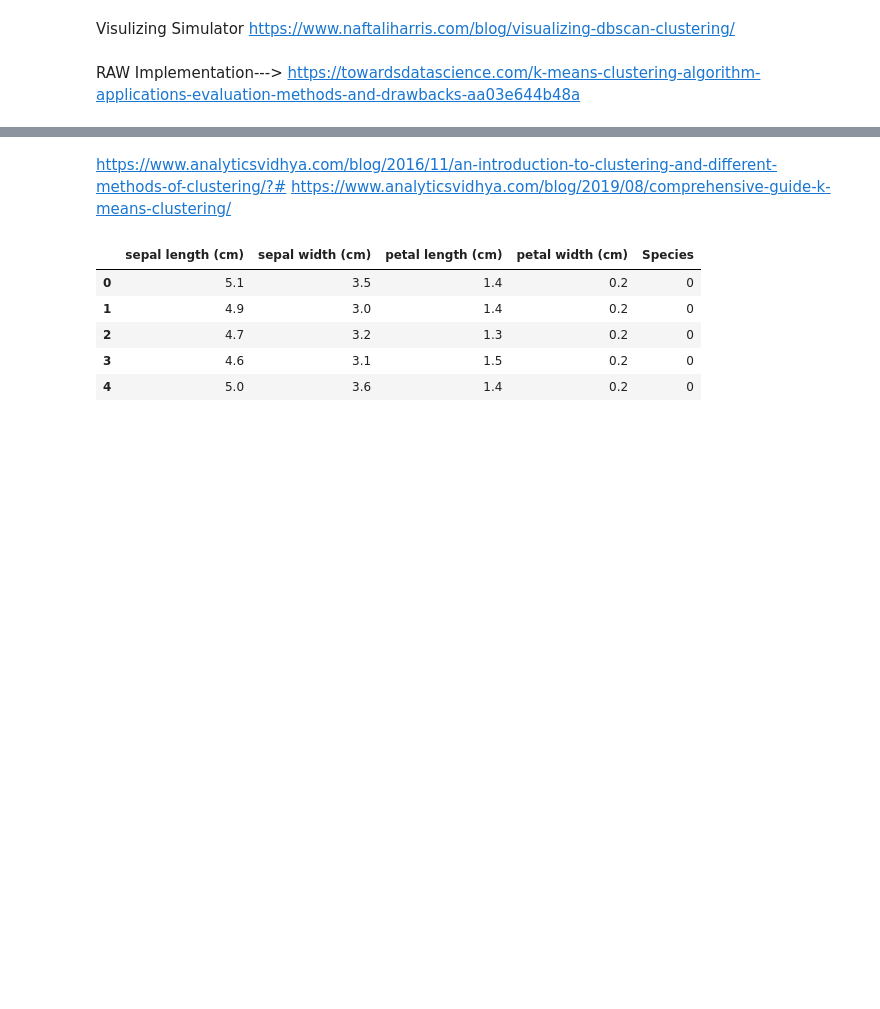
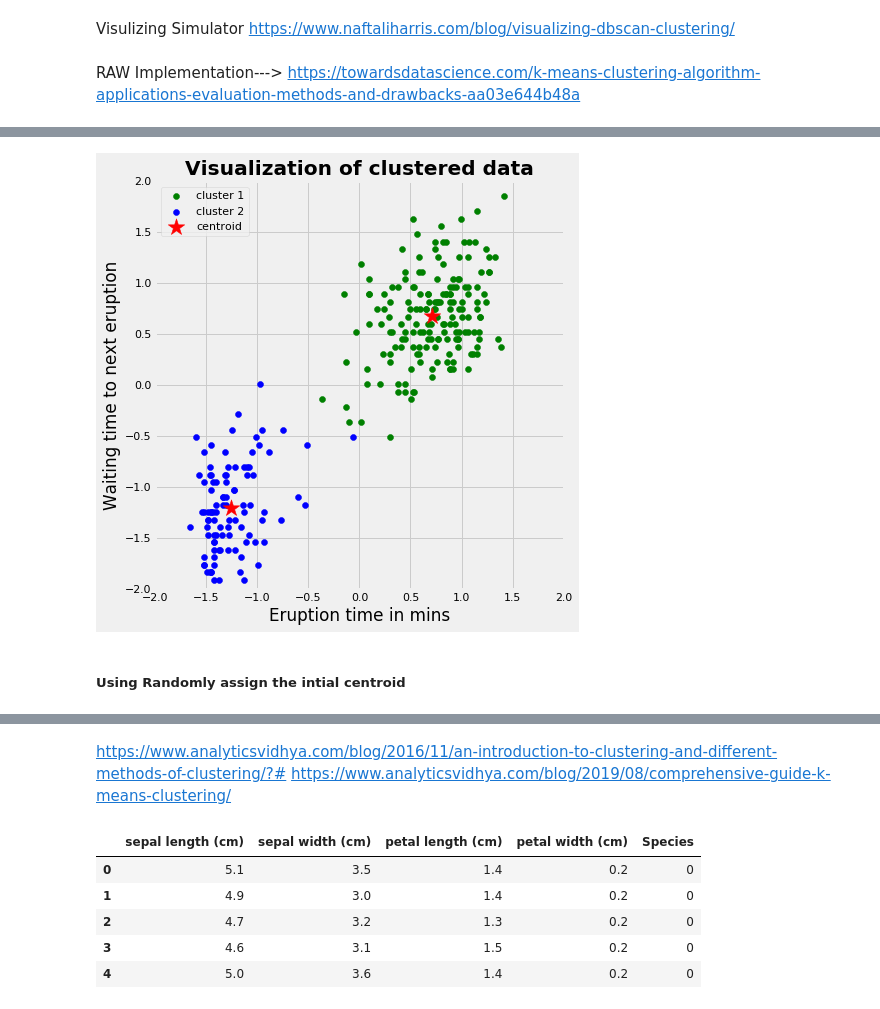
Before and after one commit to pythonvirus/ML_Journey, a Jupyter notebook: 7. Clustering/Clustering.ipynb, the cells around one changed output, grey strips where cells are left out. Saved outputs shown, nothing was run; the diff lists cells and outputs as text; code cells hidden in the pictures; blank space fills up the shorter version.

```diff
--- a/7. Clustering/Clustering.ipynb
+++ b/7. Clustering/Clustering.ipynb
@@ -63,0 +146,20 @@ class Kmeans:
+# %%
+# Plot the clustered data
+fig, ax = plt.subplots(figsize=(8, 7))
+plt.scatter(X_std[km.labels_ == 0, 0], X_std[km.labels_ == 0, 1],
+            c='green', label='cluster 1')
+plt.scatter(X_std[km.labels_ == 1, 0], X_std[km.labels_ == 1, 1],
+            c='blue', label='cluster 2')
+plt.scatter(centroids[:, 0], centroids[:, 1], marker='*', s=300,
+            c='r', label='centroid')
+plt.legend()
+plt.xlim([-2, 2])
+plt.ylim([-2, 2])
+plt.xlabel('Eruption time in mins')
+plt.ylabel('Waiting time to next eruption')
+plt.title('Visualization of clustered data', fontweight='bold')
+ax.set_aspect('equal');
+# %% [output]
+[figure, added]
+# %% [markdown]
+##### Using Randomly assign the intial centroid
```
Also changed, not shown: parts of 17 cells of this notebook, 5 other files.
